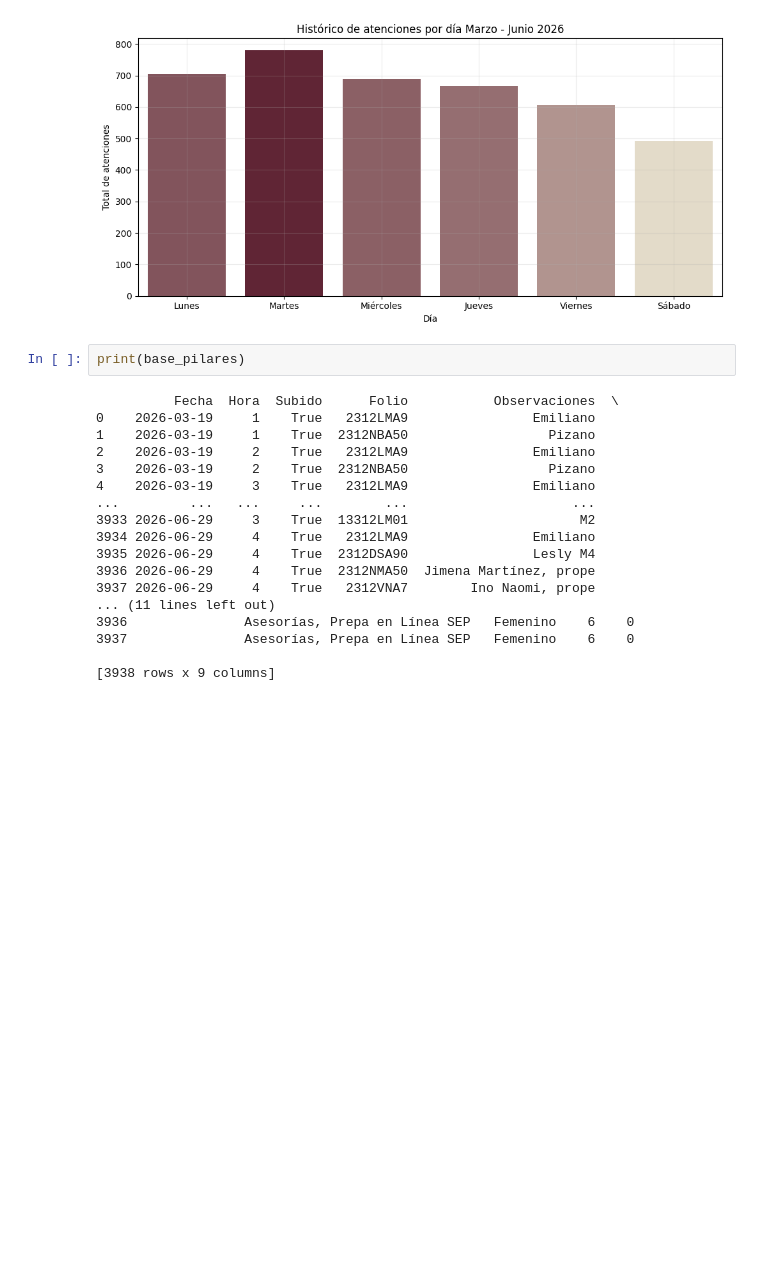
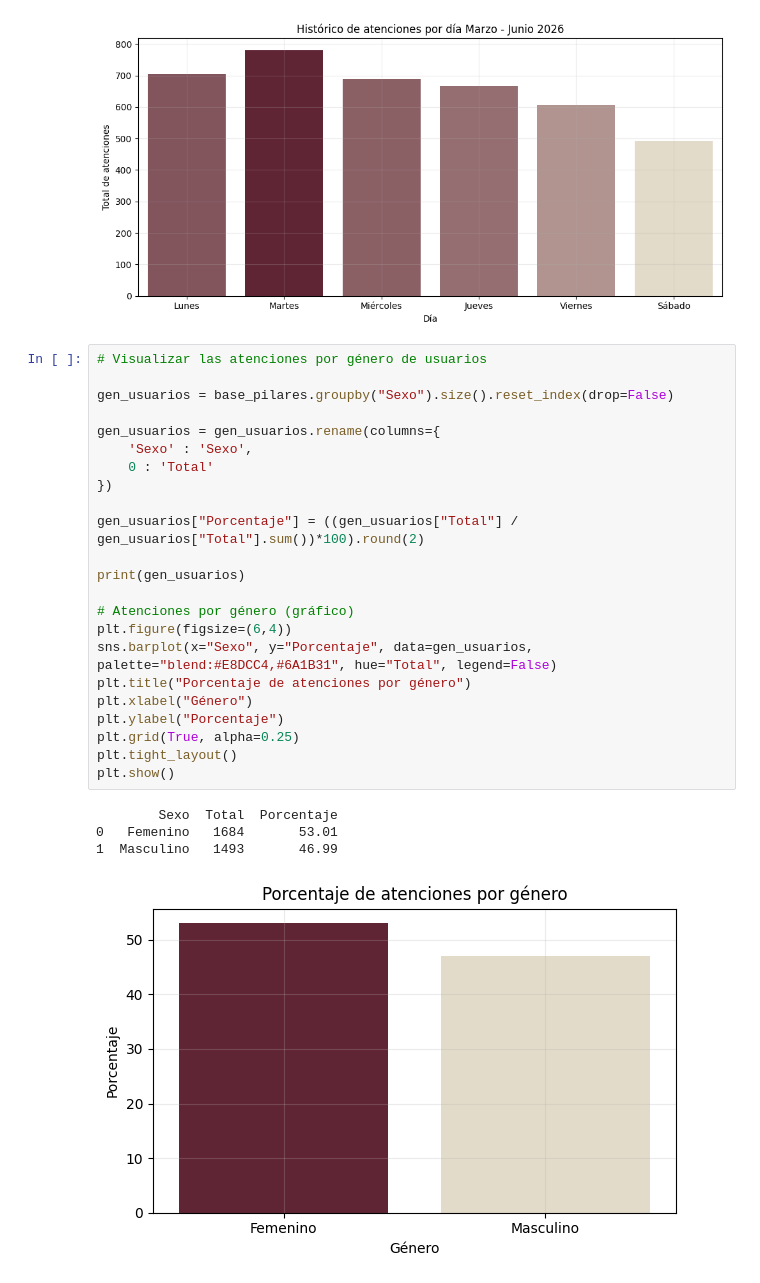
Before and after one commit to jorge-reynam/Reporte-de-atenciones, a Jupyter notebook: Análisis_PILARES_Marzo_Junio_2026.ipynb, the cells around one changed output. Saved outputs shown, nothing was run; the diff lists cells and outputs as text; blank space fills up the shorter version.

```diff
--- a/Análisis_PILARES_Marzo_Junio_2026.ipynb
+++ b/Análisis_PILARES_Marzo_Junio_2026.ipynb
@@ -249,22 +249,30 @@ plt.show()
 # %% [output]
 [figure]
 # %%
-print(base_pilares)
+# Visualizar las atenciones por género de usuarios
+
+gen_usuarios = base_pilares.groupby("Sexo").size().reset_index(drop=False)
+
+gen_usuarios = gen_usuarios.rename(columns={
+    'Sexo' : 'Sexo',
+    0 : 'Total'
+})
+
+gen_usuarios["Porcentaje"] = ((gen_usuarios["Total"] / gen_usuarios["Total"].sum())*100).round(2)
+
+print(gen_usuarios)
+
+# Atenciones por género (gráfico)
+plt.figure(figsize=(6,4))
+sns.barplot(x="Sexo", y="Porcentaje", data=gen_usuarios, palette="blend:#E8DCC4,#6A1B31", hue="Total", legend=False)
+plt.title("Porcentaje de atenciones por género")
+plt.xlabel("Género")
+plt.ylabel("Porcentaje")
+plt.grid(True, alpha=0.25)
+plt.tight_layout()
+plt.show()
 # %% [output]
-          Fecha  Hora  Subido      Folio           Observaciones  \
-0    2026-03-19     1    True   2312LMA9                Emiliano
-1    2026-03-19     1    True  2312NBA50                  Pizano
-2    2026-03-19     2    True   2312LMA9                Emiliano
-3    2026-03-19     2    True  2312NBA50                  Pizano
-4    2026-03-19     3    True   2312LMA9                Emiliano
-...         ...   ...     ...        ...                     ...
-3933 2026-06-29     3    True  13312LM01                      M2
-3934 2026-06-29     4    True   2312LMA9                Emiliano
-3935 2026-06-29     4    True  2312DSA90                Lesly M4
-3936 2026-06-29     4    True  2312NMA50  Jimena Martínez, prope
-3937 2026-06-29     4    True   2312VNA7        Ino Naomi, prope
-... (11 lines left out)
-3936               Asesorías, Prepa en Línea SEP   Femenino    6    0
-3937               Asesorías, Prepa en Línea SEP   Femenino    6    0
-
-[3938 rows x 9 columns]
+        Sexo  Total  Porcentaje
+0   Femenino   1684       53.01
+1  Masculino   1493       46.99
+[figure, added]
```
Also changed, not shown: parts of 2 cells of this notebook.
